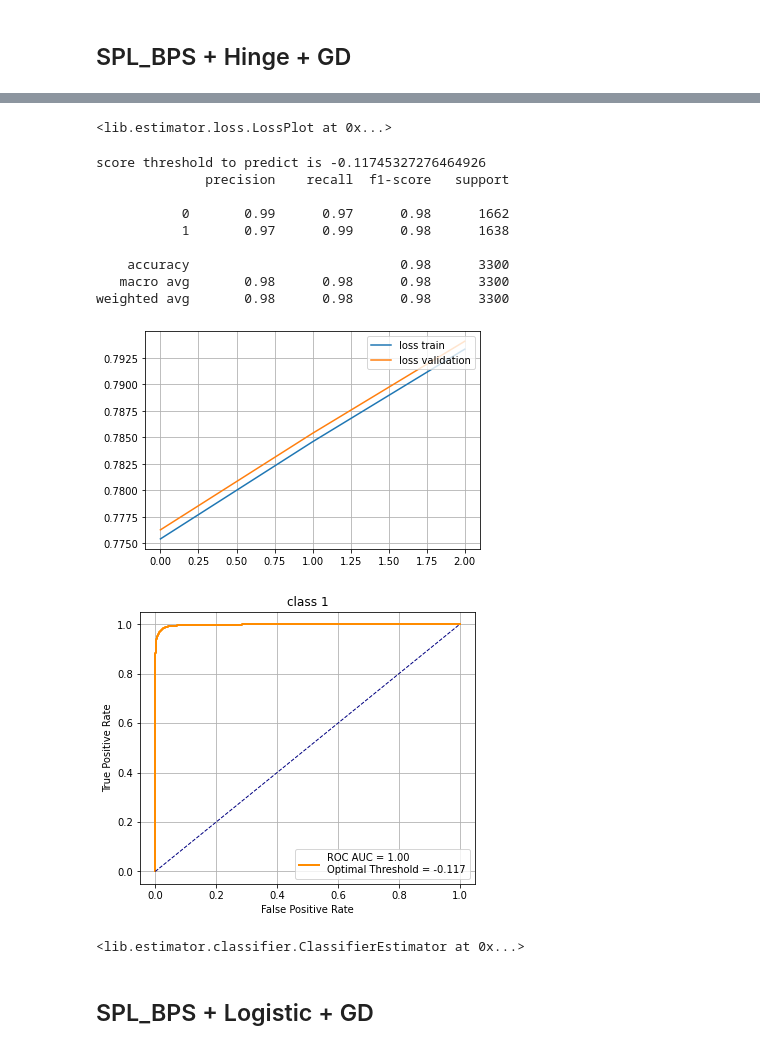
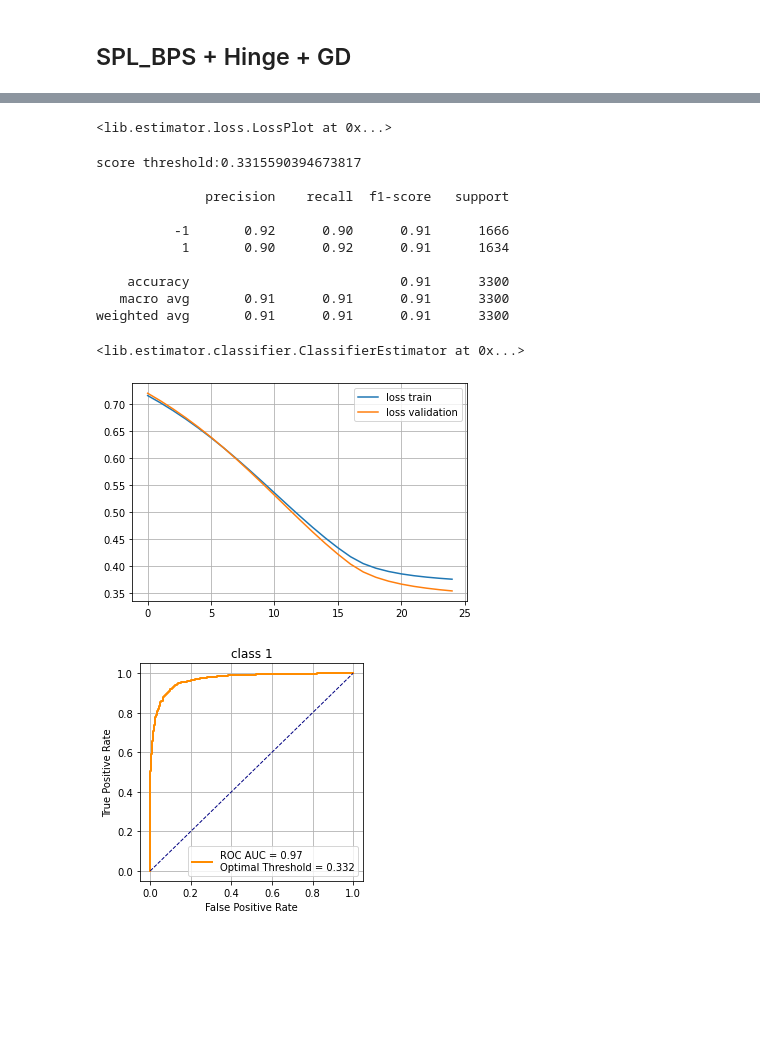
Before and after one commit to mechanoid5/ml_lib, a Jupyter notebook: classifier_bin.ipynb, the cells around one changed output, grey strips where cells are left out. Saved outputs shown, nothing was run; the diff lists cells and outputs as text; code cells hidden in the pictures; blank space fills up the shorter version.

```diff
--- a/classifier_bin.ipynb
+++ b/classifier_bin.ipynb
@@ -244,7 +246,7 @@ model = SLP_BPS(
 
 print(model.weight.shape)
 
-from lib.loss.binary.hinge import HingeLoss
+from lib.loss.hinge import HingeLoss
 loss_train = HingeLoss(model)
 loss_val = HingeLoss(model)
 
@@ -274,7 +276,7 @@ model = BinnaryClassifierScoreThreshold(model).fit(X_train,target_train[:,np.new
 # model.score_threshold
 
 from lib.estimator.classifier import ClassifierEstimator # оценка классификатора
-ClassifierEstimator(model).estimate(X_test,target_test,figsize=(6,5))
+ClassifierEstimator(model).estimate(X_test,y_test)
 # %% [output]
 (4489, 1) (2211, 1) (3300, 1)
 [[-1]
@@ -285,15 +286,14 @@ ClassifierEstimator(model).estimate(X_test,target_test,figsize=(6,5))
 <lib.estimator.loss.LossPlot at 0x...>
-score threshold to predict is -0.11745327276464926
+score threshold:0.3315590394673817
+
               precision    recall  f1-score   support
 
-           0       0.99      0.97      0.98      1662
-           1       0.97      0.99      0.98      1638
+          -1       0.92      0.90      0.91      1666
+           1       0.90      0.92      0.91      1634
 
-    accuracy                           0.98      3300
-   macro avg       0.98      0.98      0.98      3300
-weighted avg       0.98      0.98      0.98      3300
+    accuracy                           0.91      3300
+   macro avg       0.91      0.91      0.91      3300
+weighted avg       0.91      0.91      0.91      3300
+<lib.estimator.classifier.ClassifierEstimator at 0x...>
-[figure, old version]
+[figure, new version]
-[figure, old version]
+[figure, new version]
-<lib.estimator.classifier.ClassifierEstimator at 0x...>
-# %% [markdown]
-## SPL_BPS + Logistic + GD
```
Also changed, not shown: parts of 15 cells of this notebook, 3 other files.
